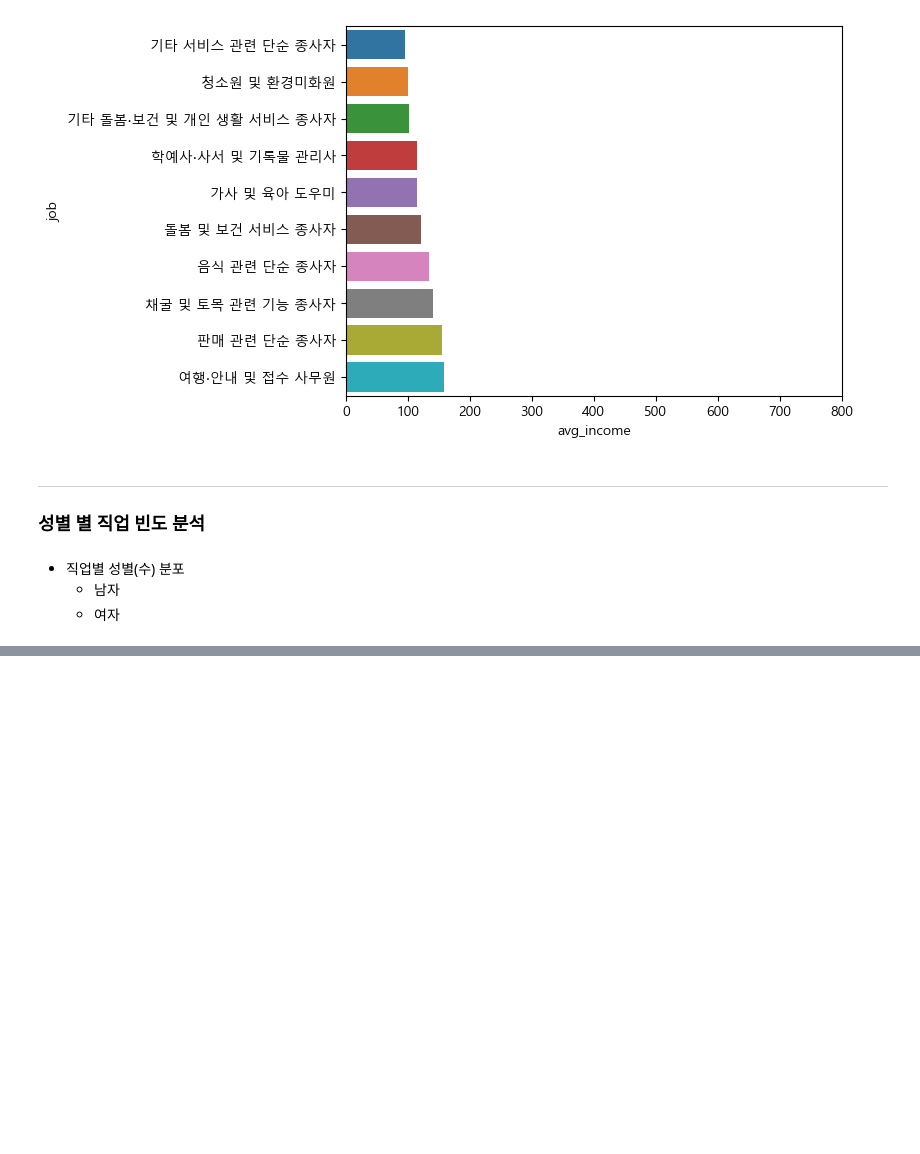
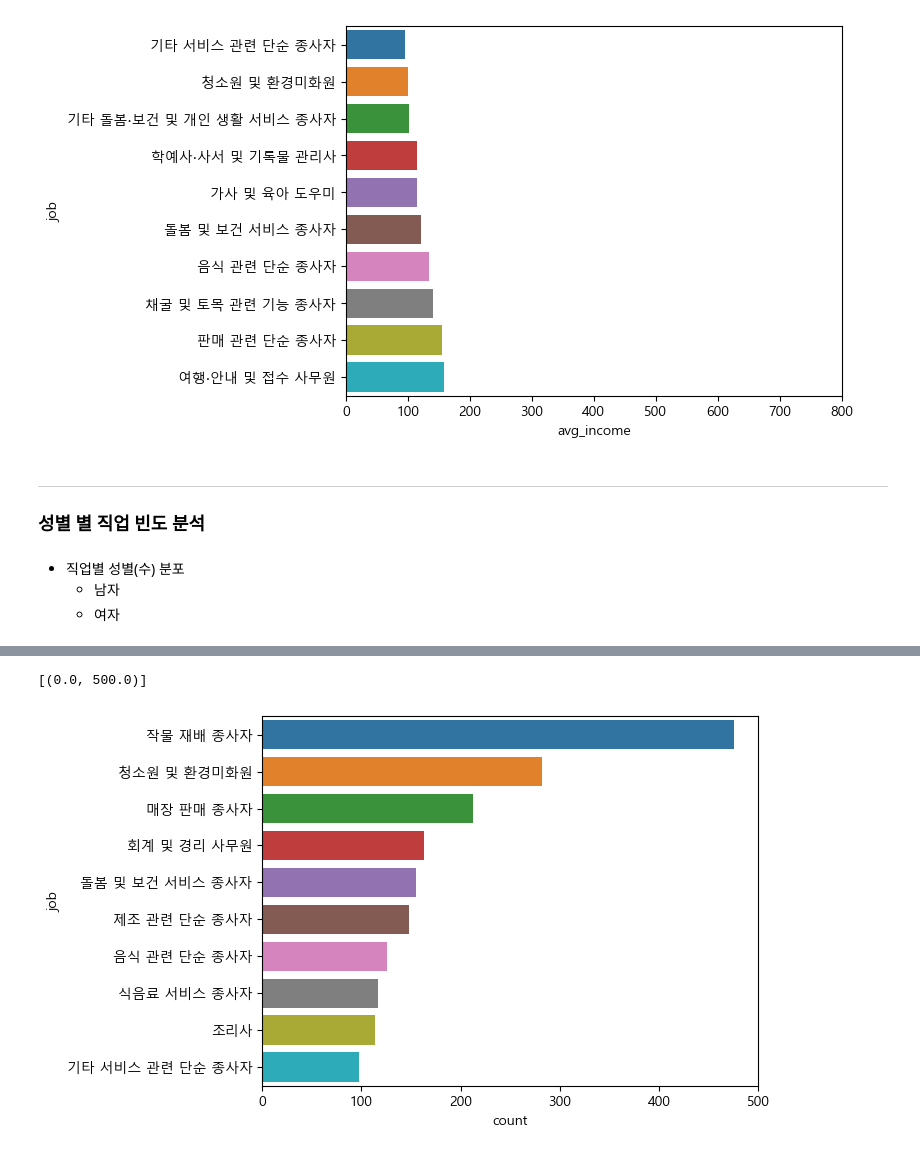
Before and after one commit to chlwldns00/weit, a Jupyter notebook: WE_IT/3주차_9장/9장_최지운.ipynb, the cells around one changed output, grey strips where cells are left out. Cells and saved outputs as stored; diff of their text form; code cells hidden in the pictures; blank space fills up the shorter version.

```diff
--- a/WE_IT/3주차_9장/9장_최지운.ipynb
+++ b/WE_IT/3주차_9장/9장_최지운.ipynb
@@ -724,0 +763,5 @@ male_job=welfare.dropna(subset=['code_job']) \
+# %%
+sns.barplot(data = female_job, y = 'job', x = 'count').set(xlim = [0, 500])
+# %% [output]
+[(0.0, 500.0)]
+[figure, added]
```
Also changed, not shown: parts of 36 cells of this notebook, 1 other file.
